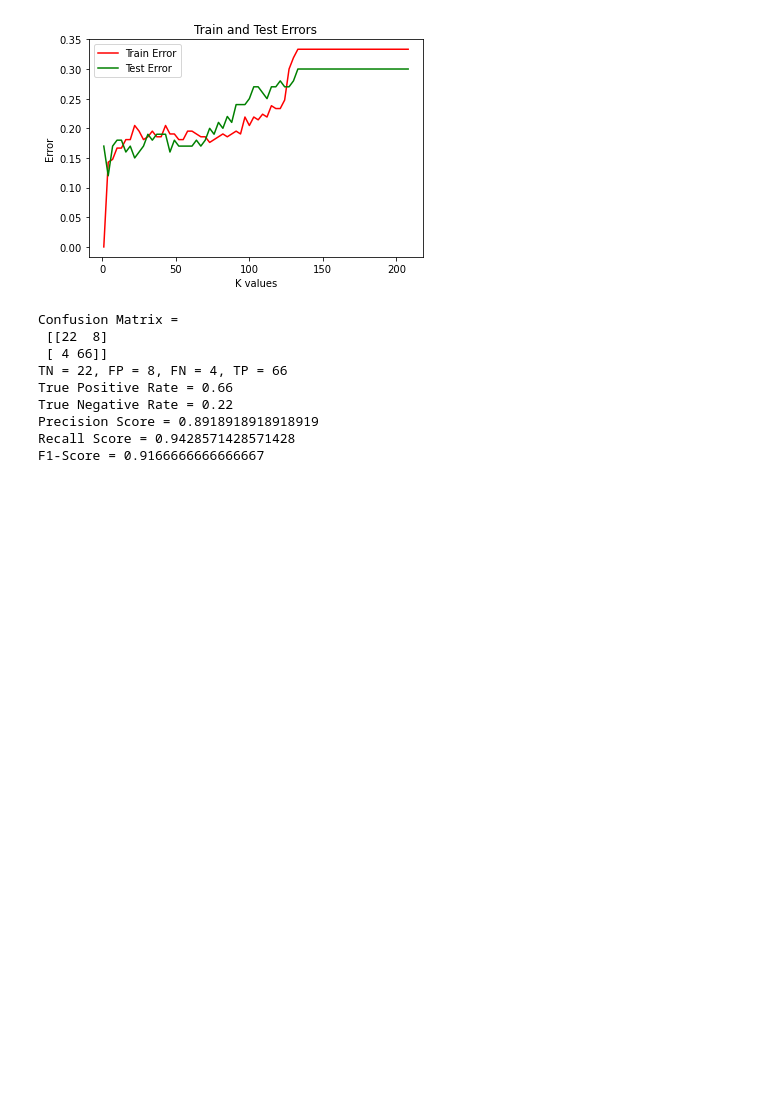
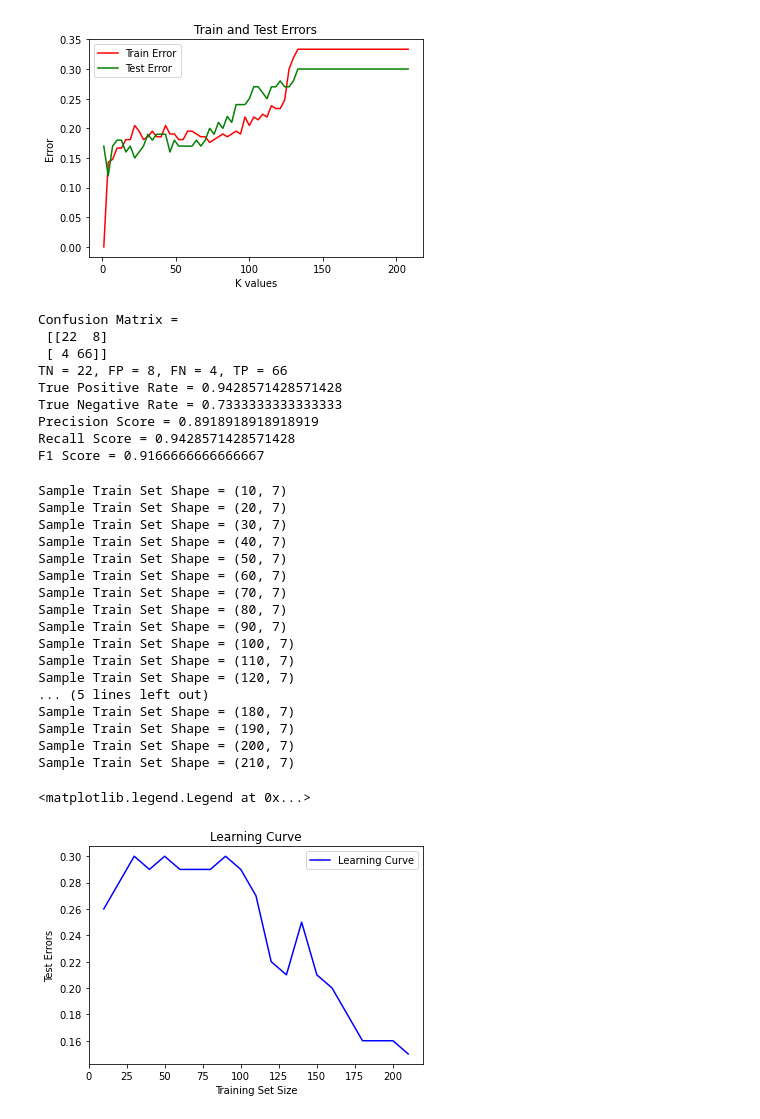
Before and after one commit to thegeorgejoseph/machine-learning, a Jupyter notebook: HW1/notebook/Joseph_George_HW1.ipynb, the cells around one changed output. Drawn from its saved outputs; the diff is of its cells as text; code cells hidden in the pictures; blank space fills up the shorter version.

```diff
--- a/HW1/notebook/Joseph_George_HW1.ipynb
+++ b/HW1/notebook/Joseph_George_HW1.ipynb
@@ -192,18 +195,76 @@ print(f"TN = {tn}, FP = {fp}, FN = {fn}, TP = {tp}")
 # tn, fp, fn, tp = metrics.confusion_matrix(y_test, y_hat_euclid).ravel()
 total = tn + fp +  fn + tp
 precision, recall = tp/(tp + fp), tp/(tp + fn)
-print(f"True Positive Rate = {tp/total}")
-print(f"True Negative Rate = {tn/total}")
+print(f"True Positive Rate = {tp/(tp + fn)}")
+print(f"True Negative Rate = {tn/(fp + tn)}")
 print(f"Precision Score = {precision}")
 print(f"Recall Score = {recall}")
-print(f"F1-Score = {2 * (precision * recall) / (precision + recall)}")
+print(f"F1 Score = {2 * (precision * recall) / (precision + recall)}")
 # %% [output]
 Confusion Matrix =
  [[22  8]
  [ 4 66]]
 TN = 22, FP = 8, FN = 4, TP = 66
-True Positive Rate = 0.66
-True Negative Rate = 0.22
+True Positive Rate = 0.9428571428571428
+True Negative Rate = 0.7333333333333333
 Precision Score = 0.8918918918918919
 Recall Score = 0.9428571428571428
-F1-Score = 0.9166666666666667
+F1 Score = 0.9166666666666667
+# %%
+training_vals = [N for N in range(10,220,10)]
+test_errors = []
+for N in range(10,220,10):
+    norm_num_rows = math.floor(N / 3)
+    abnorm_num_rows = N - norm_num_rows
+
+    df_groups = df_train.groupby(by="class")
+    for key, group in df_groups:
+        if key == 0:
+            # normal group
+            df_normal_train = group.iloc[:norm_num_rows]
+        else:
+            # abnormal group
+            df_abnormal_train = group.iloc[:abnorm_num_rows]
+    df_sample = pd.concat([df_normal_train, df_abnormal_train])
+    print(f"Sample Train Set Shape = {df_sample.shape}")
+
+    X_sample_train, y_sample_train = df_sample.iloc[:, 0:-1], df_sample.iloc[:, -1]
+    X_sample_train = scaler.transform(X_sample_train)
+    y_sample_train = y_sample_train.astype('int')
+
+    min_k, min_error = float("inf"), float("inf")
+    for k in range(1, N, 5):
+        cls = KNeighborsClassifier(n_neighbors=k, metric='euclidean', n_jobs=-1)
+        cls.fit(X_sample_train, y_sample_train)
+        y_hat = cls.predict(X_test)
+        test_error = 1 - metrics.accuracy_score(y_test,y_hat)
+        if test_error < min_error:
+            min_error = test_error
+            min_k = k
+    test_errors.append(min_error)
+
+plt.plot(training_vals, test_errors, color='b', label='Learning Curve')
+plt.xlabel("Training Set Size")
+plt.ylabel("Test Errors")
+plt.title("Learning Curve")
+plt.legend()
+# %% [output]
+Sample Train Set Shape = (10, 7)
+Sample Train Set Shape = (20, 7)
+Sample Train Set Shape = (30, 7)
+Sample Train Set Shape = (40, 7)
+Sample Train Set Shape = (50, 7)
+Sample Train Set Shape = (60, 7)
+Sample Train Set Shape = (70, 7)
+Sample Train Set Shape = (80, 7)
+Sample Train Set Shape = (90, 7)
+Sample Train Set Shape = (100, 7)
+Sample Train Set Shape = (110, 7)
+Sample Train Set Shape = (120, 7)
+... (5 lines left out)
+Sample Train Set Shape = (180, 7)
+Sample Train Set Shape = (190, 7)
+Sample Train Set Shape = (200, 7)
+Sample Train Set Shape = (210, 7)
+<matplotlib.legend.Legend at 0x...>
+[figure, added]
```
Also changed, not shown: parts of 10 cells of this notebook.
